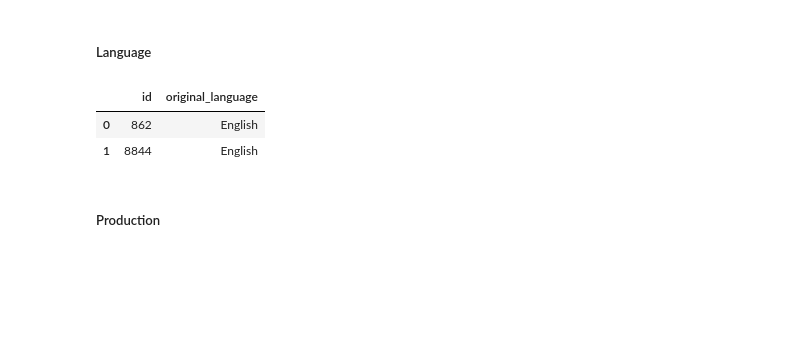
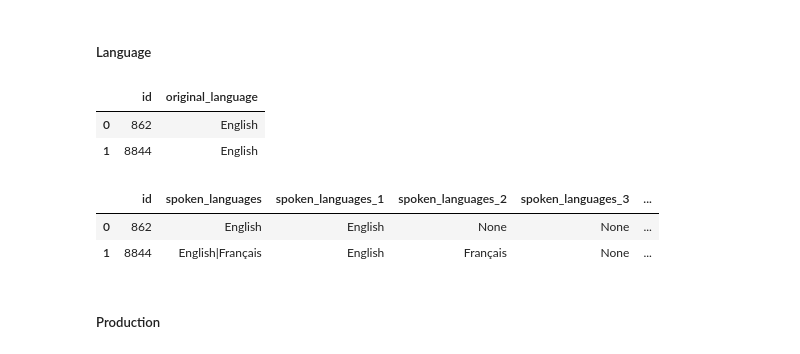
Before and after one commit to julien-data-analyst/Application_web_film, a Jupyter notebook: code/explo.ipynb, the cells around one changed output. Drawn from its saved outputs; the diff is of its cells as text; code cells hidden in the pictures; blank space fills up the shorter version.

Commit message:
added spoken languages

```diff
--- a/code/explo.ipynb
+++ b/code/explo.ipynb
@@ -432,6 +429,15 @@ language.head(n=2)
 |  | id | original_language |
 | 0 | 862 | English |
 | 1 | 8844 | English |
+# %%
+spoken_language = separate_and_expand("spoken_languages", dataset)
+spoken_language = spoken_language.loc[:, ['id'] + [col for col in spoken_language.columns if col.startswith('spoken')]]
+# %%
+spoken_language.head(n=2)
+# %% [output]
+|  | id | spoken_languages | spoken_languages_1 | spoken_languages_2 | spoken_languages_3 | ... |
+| 0 | 862 | English | English | None | None | ... |
+| 1 | 8844 | English|Français | English | Français | None | ... |
 # %% [markdown]
 ##### Production
 # %%
```
Also changed, not shown: parts of 5 cells of this notebook.
